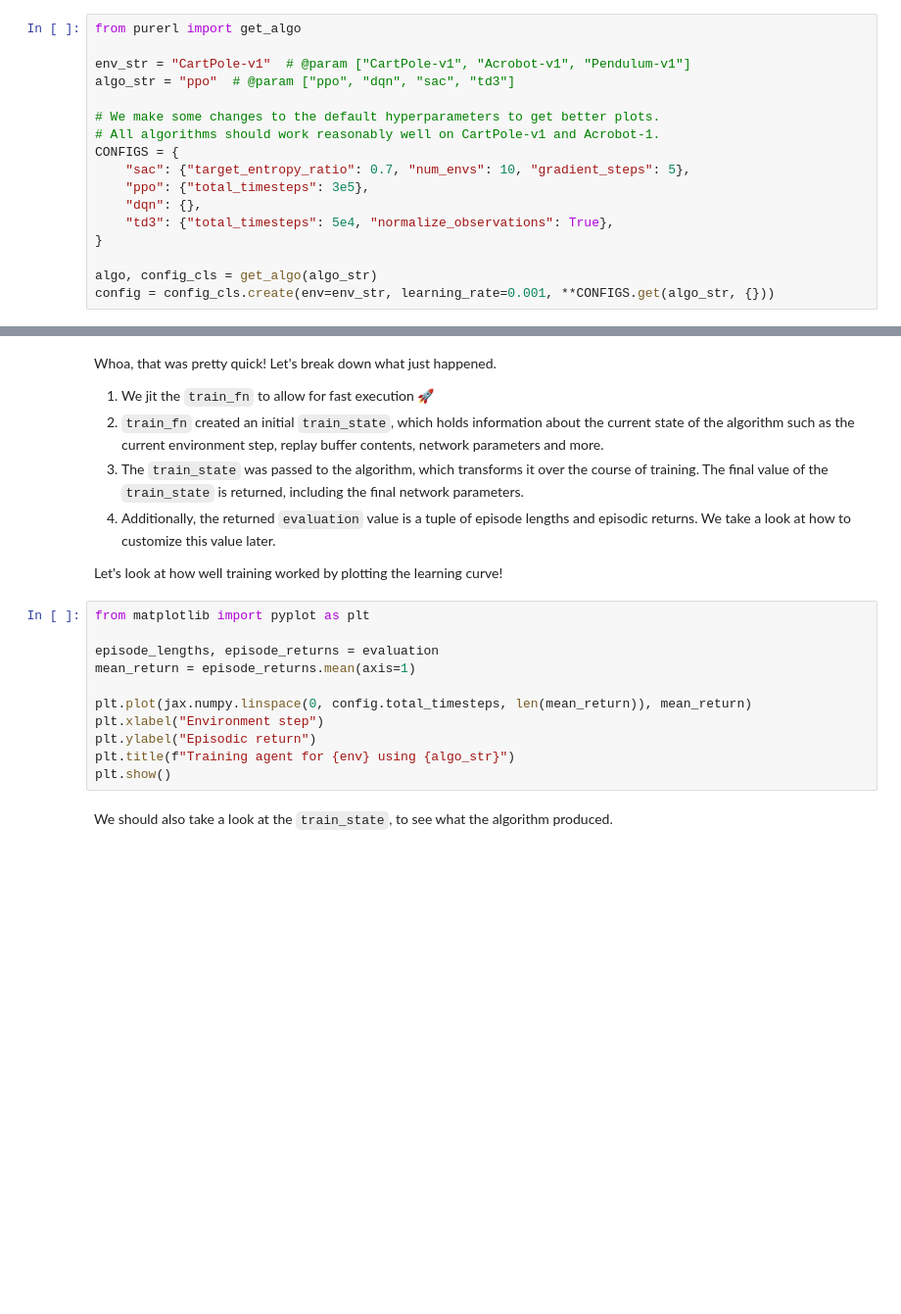
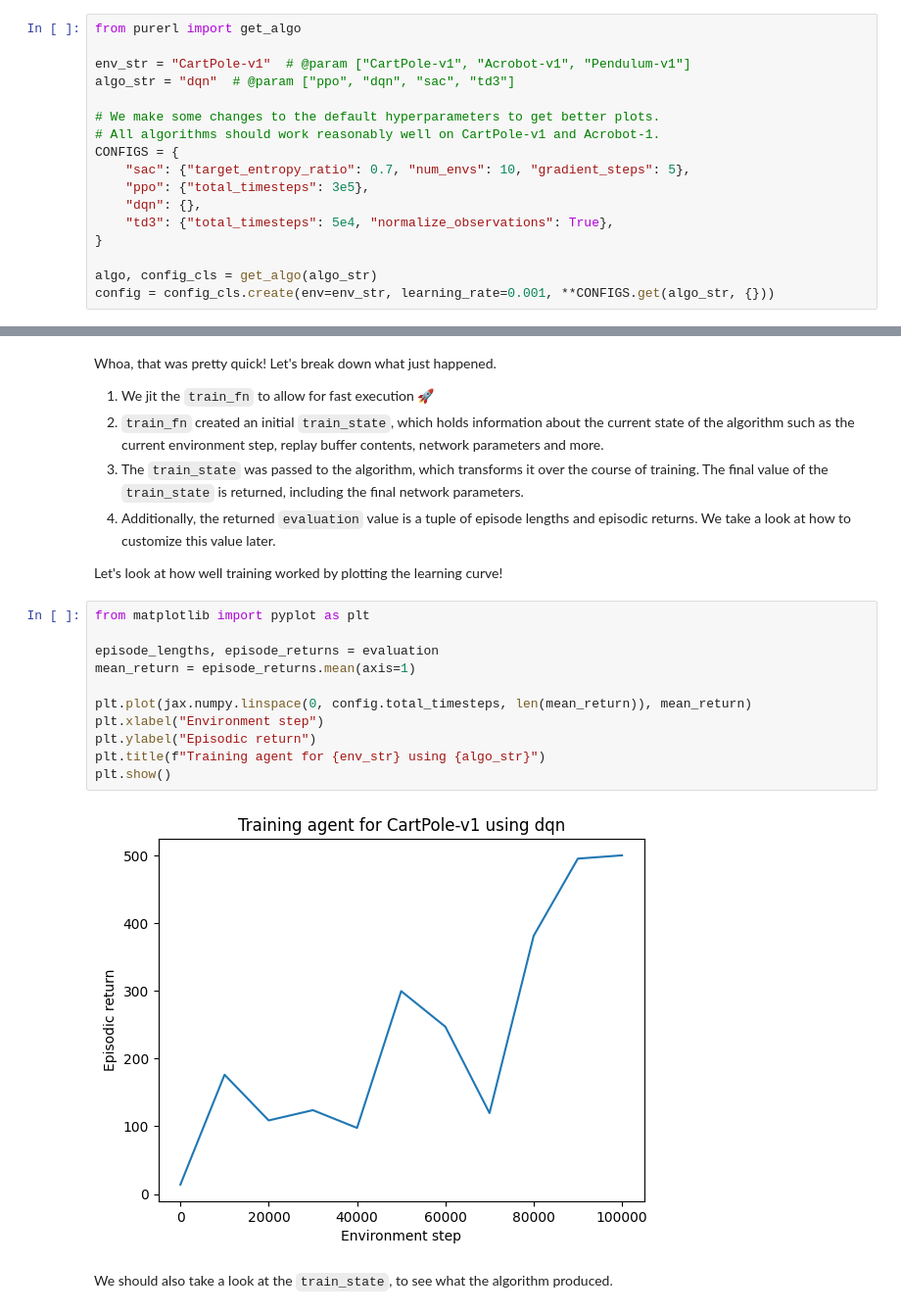
Before and after one commit to keraJLi/rejax, a Jupyter notebook: examples/purerl_tour.ipynb, the cells around one changed output, grey strips where cells are left out. Shown at 98% size. Cells and saved outputs as stored; diff of their text form; blank space fills up the shorter version.

```diff
--- a/examples/purerl_tour.ipynb
+++ b/examples/purerl_tour.ipynb
@@ -28,7 +28,7 @@
 from purerl import get_algo
 
 env_str = "CartPole-v1"  # @param ["CartPole-v1", "Acrobot-v1", "Pendulum-v1"]
-algo_str = "ppo"  # @param ["ppo", "dqn", "sac", "td3"]
+algo_str = "dqn"  # @param ["ppo", "dqn", "sac", "td3"]
 
 # We make some changes to the default hyperparameters to get better plots.
 # All algorithms should work reasonably well on CartPole-v1 and Acrobot-1.
@@ -121,14 +118,16 @@ Let's look at how well training worked by plotting the learning curve!
 # %%
 from matplotlib import pyplot as plt
 
 episode_lengths, episode_returns = evaluation
 mean_return = episode_returns.mean(axis=1)
 
 plt.plot(jax.numpy.linspace(0, config.total_timesteps, len(mean_return)), mean_return)
 plt.xlabel("Environment step")
 plt.ylabel("Episodic return")
-plt.title(f"Training agent for {env} using {algo_str}")
+plt.title(f"Training agent for {env_str} using {algo_str}")
 plt.show()
+# %% [output]
+[figure, added]
 # %% [markdown]
 We should also take a look at the `train_state`, to see what the algorithm produced.
 # %%
```
Also changed, not shown: parts of 14 cells of this notebook.
